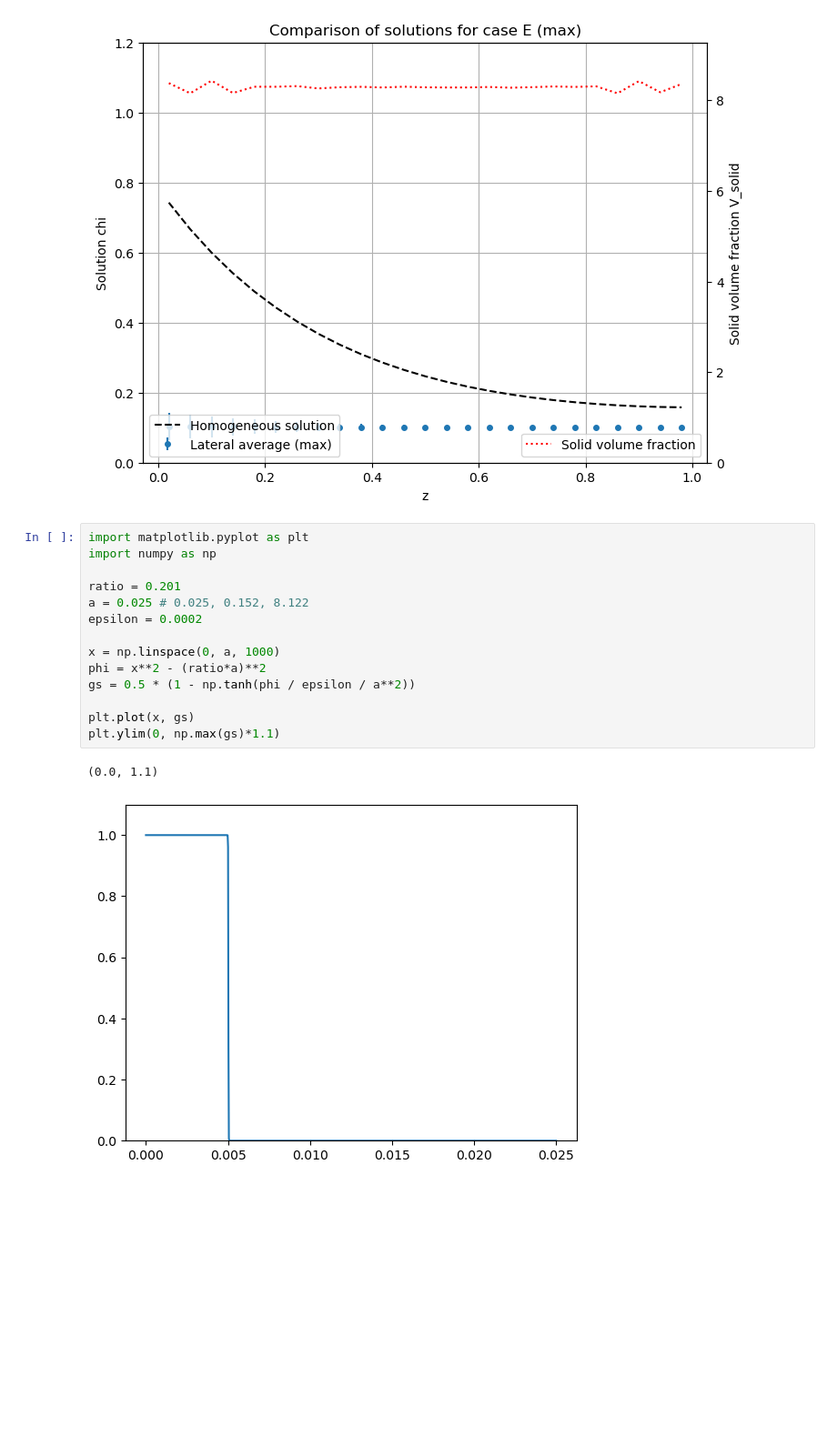
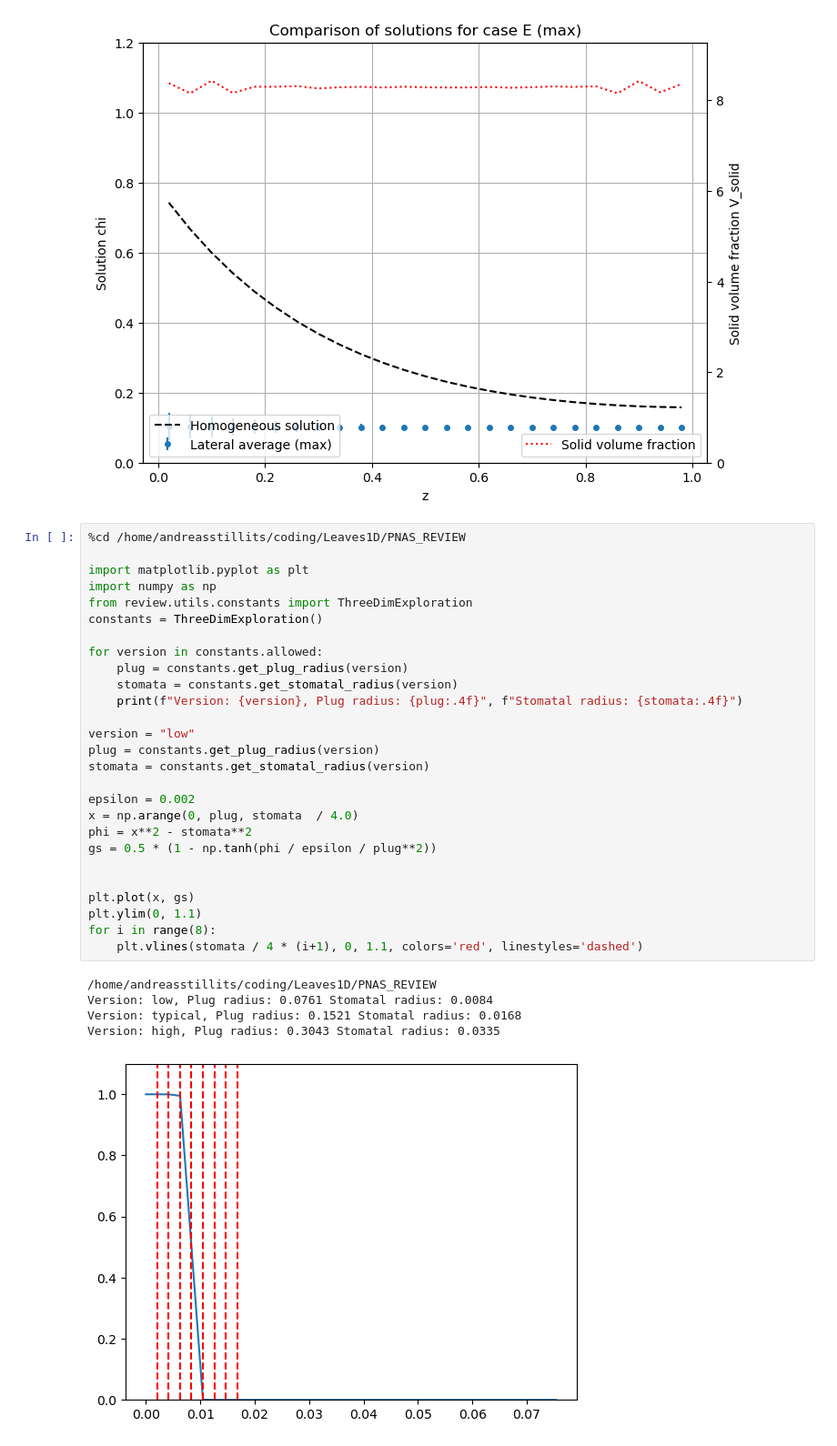
Before and after one commit to andreas-stillits/CarbonFixationModel1D, a Jupyter notebook: PNAS_REVIEW/notebooks/lateral.ipynb, the cells around one changed output. Shown: that part at 91% size. Drawn from its saved outputs; the diff is of its cells as text; blank space fills up the shorter version.

```diff
--- a/PNAS_REVIEW/notebooks/lateral.ipynb
+++ b/PNAS_REVIEW/notebooks/lateral.ipynb
@@ -143,20 +143,36 @@ Case: E, Version: max, Relative Difference: 20013.7%
 [figure]
 [figure]
 [figure]
-# %%
-import matplotlib.pyplot as plt
-import numpy as np
-
-ratio = 0.201
-a = 0.025 # 0.025, 0.152, 8.122
-epsilon = 0.0002
-
-x = np.linspace(0, a, 1000)
-phi = x**2 - (ratio*a)**2
-gs = 0.5 * (1 - np.tanh(phi / epsilon / a**2))
-
-plt.plot(x, gs)
-plt.ylim(0, np.max(gs)*1.1)
-# %% [output]
-(0.0, 1.1)
-[figure, removed]
+# %%
+%cd /home/andreasstillits/coding/Leaves1D/PNAS_REVIEW
+
+import matplotlib.pyplot as plt
+import numpy as np
+from review.utils.constants import ThreeDimExploration
+constants = ThreeDimExploration()
+
+for version in constants.allowed:
+    plug = constants.get_plug_radius(version)
+    stomata = constants.get_stomatal_radius(version)
+    print(f"Version: {version}, Plug radius: {plug:.4f}", f"Stomatal radius: {stomata:.4f}")
+
+version = "low"
+plug = constants.get_plug_radius(version)
+stomata = constants.get_stomatal_radius(version)
+
+epsilon = 0.002
+x = np.arange(0, plug, stomata  / 4.0)
+phi = x**2 - stomata**2
+gs = 0.5 * (1 - np.tanh(phi / epsilon / plug**2))
+
+
+plt.plot(x, gs)
+plt.ylim(0, 1.1)
+for i in range(8):
+    plt.vlines(stomata / 4 * (i+1), 0, 1.1, colors='red', linestyles='dashed')
+# %% [output]
+/home/andreasstillits/coding/Leaves1D/PNAS_REVIEW
+Version: low, Plug radius: 0.0761 Stomatal radius: 0.0084
+Version: typical, Plug radius: 0.1521 Stomatal radius: 0.0168
+Version: high, Plug radius: 0.3043 Stomatal radius: 0.0335
+[figure, added]
```
Also changed, not shown: 2 other files.
